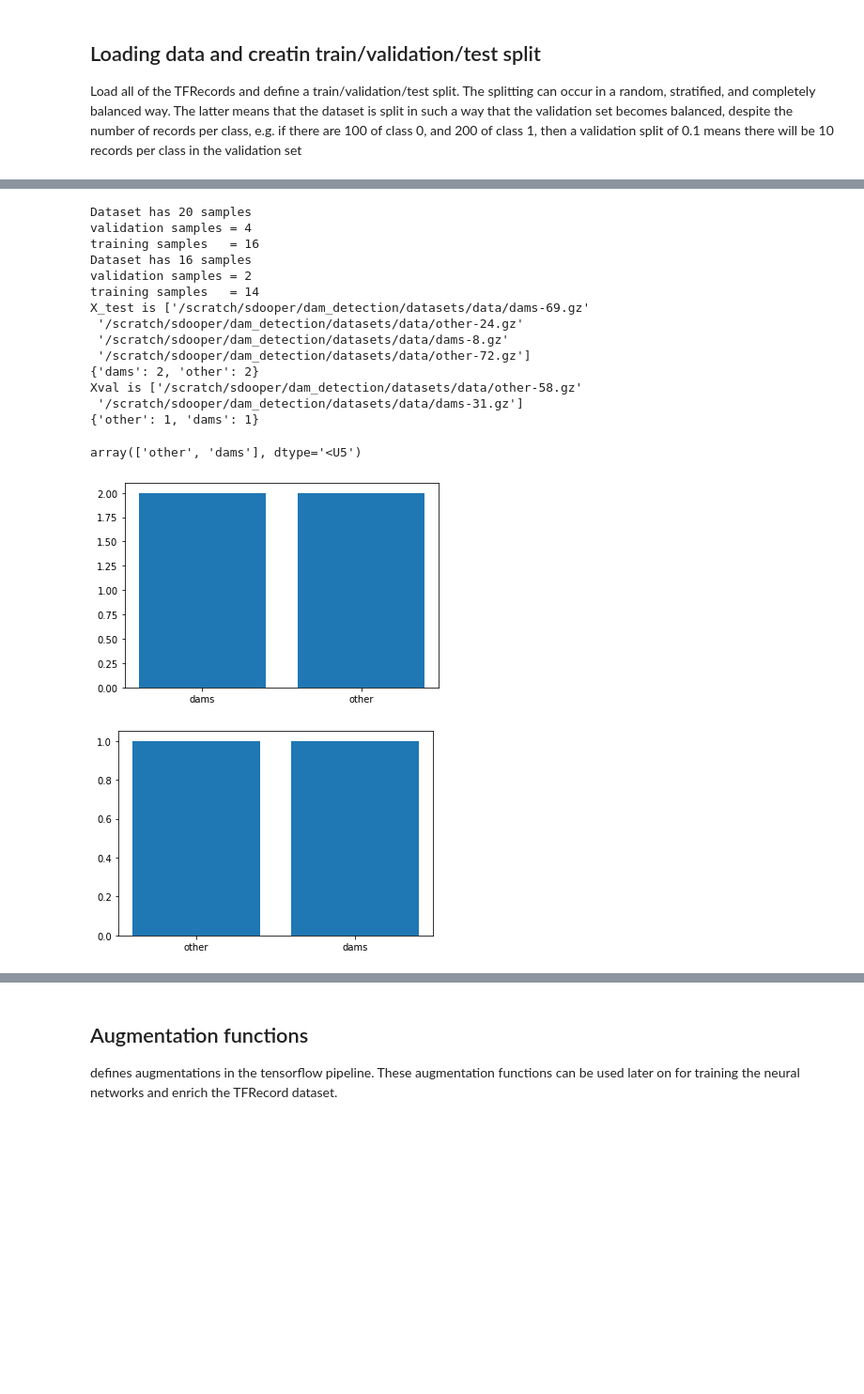
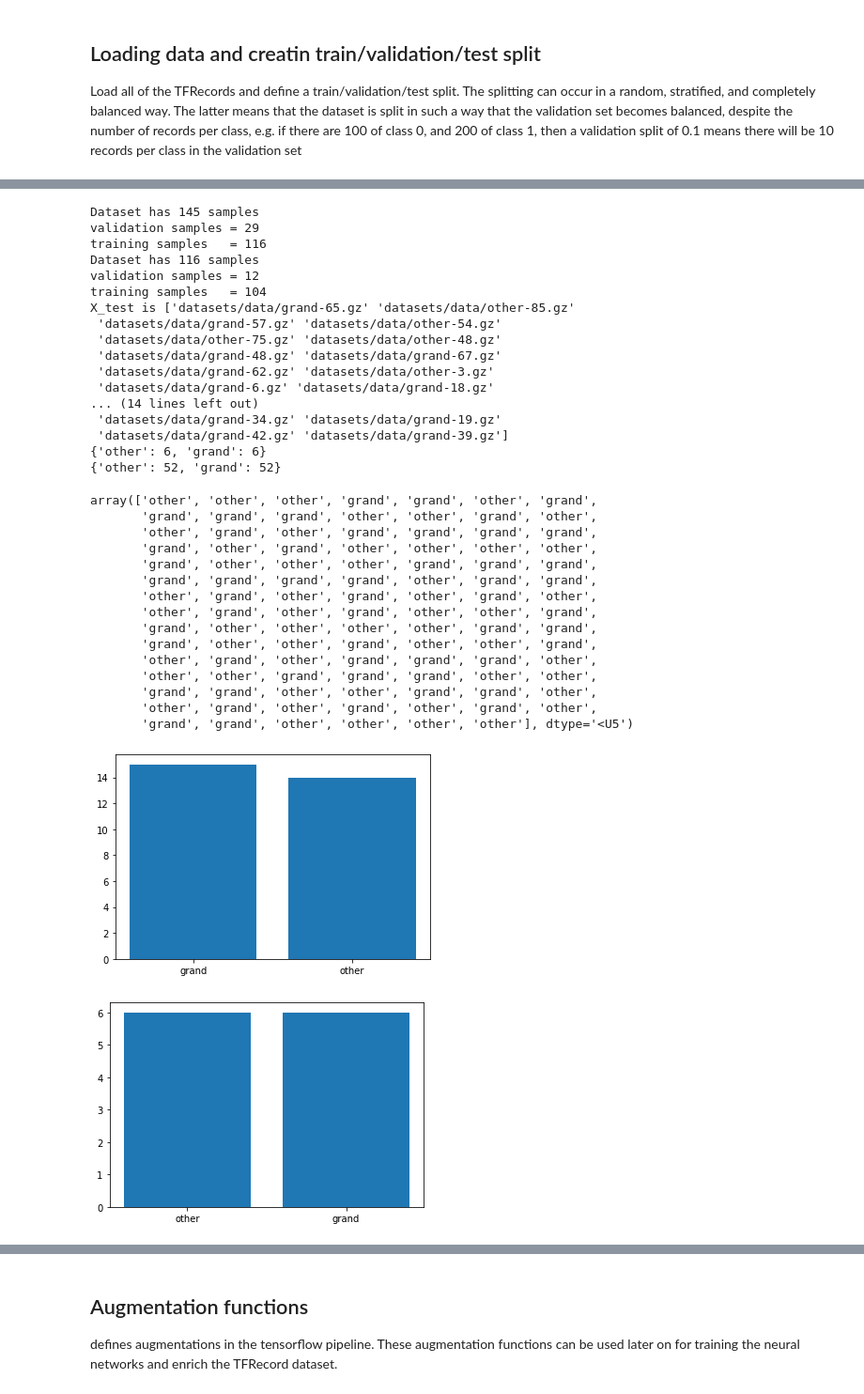
Before and after one commit to stephandooper/dam_detection, a Jupyter notebook: dam_detection.ipynb, the cells around one changed output, grey strips where cells are left out. Shown at 94% size. Saved outputs shown, nothing was run; the diff lists cells and outputs as text; code cells hidden in the pictures; blank space fills up the shorter version.

```diff
--- a/dam_detection.ipynb
+++ b/dam_detection.ipynb
@@ -60,14 +59,14 @@ Load all of the TFRecords and define a train/validation/test split. The splittin
 BRIDGE_SEPARATE_LABEL=False
 
 # tensusers locations
-dams = glob('datasets/data/dams*.gz')[0:10]
+dams = glob('datasets/data/grand*.gz')
 bridges = glob('datasets/data/bridge*.gz')[0:10]
-other = glob('datasets/data/other*.gz')[0:10]
+other = glob('datasets/data/other*.gz')[0:72]
 
 # Scratch locations
-dams = glob('/scratch/sdooper/dam_detection/datasets/data/dams*.gz')[0:10]
-bridges = glob('/scratch/sdooper/dam_detection/datasets/data/bridges*.gz')[0:10]
-other = glob('/scratch/sdooper/dam_detection/datasets/data/other*.gz')[0:10]
+#dams = glob('/scratch/sdooper/dam_detection/datasets/data/dams*.gz')[0:10]
+#bridges = glob('/scratch/sdooper/dam_detection/datasets/data/bridges*.gz')[0:10]
+#other = glob('/scratch/sdooper/dam_detection/datasets/data/other*.gz')[0:10]
 
 print("number of TFRecords in dams:", len(dams))
 print("number of TFRecords in bridges:", len(bridges))
@@ -99,6 +98,6 @@ number of TFRecords combined: 20
 # %%
 def visualize_distribution(data):
-    string_lst = ['dams', 'other', 'bridges']
+    string_lst = ['grand', 'other', 'bridges']
     prog = re.compile(r"(?=("+'|'.join(string_lst)+r"))")
     results = np.array([prog.findall(x) for x in data]).flatten()
 
@@ -174,35 +173,56 @@ def split_training_validation_datasets(x, y, val_percentage=0.3, val_balanced='b
 # %%
 # Train val test split
 # based on 0/1 labels, or 0/1/2 labels
 # DO NOT USE THE TEMPORARY LABELS DEFINED HERE FOR TRAINING/TESTING
 
 # dataset/test split -> unbalanced as a real world example
 temp_data, temp_labels, x_test, y_test, test_idx = split_training_validation_datasets(np.asarray(records), np.array(labels), val_percentage=0.2, val_balanced='stratified')
 x_train, y_train, x_val, y_val, val_idx = split_training_validation_datasets(temp_data, temp_labels, val_percentage =0.1, val_balanced='balanced')
 
 # visualize test distribution
 print("X_test is", x_test)
 visualize_distribution(x_test)
 
 plt.figure()
 # visualize validation distribution
 print("Xval is", x_val)
 visualize_distribution(x_val)
+
+plt.figure()
+
+visualize_distribution(x_train)
 # %% [output]
-Dataset has 20 samples
-validation samples = 4
-training samples   = 16
-Dataset has 16 samples
-validation samples = 2
-training samples   = 14
-X_test is ['/scratch/sdooper/dam_detection/datasets/data/dams-69.gz'
- '/scratch/sdooper/dam_detection/datasets/data/other-24.gz'
- '/scratch/sdooper/dam_detection/datasets/data/dams-8.gz'
- '/scratch/sdooper/dam_detection/datasets/data/other-72.gz']
-{'dams': 2, 'other': 2}
-Xval is ['/scratch/sdooper/dam_detection/datasets/data/other-58.gz'
- '/scratch/sdooper/dam_detection/datasets/data/dams-31.gz']
-{'other': 1, 'dams': 1}
+Dataset has 145 samples
+validation samples = 29
+training samples   = 116
+Dataset has 116 samples
+validation samples = 12
+training samples   = 104
+X_test is ['datasets/data/grand-65.gz' 'datasets/data/other-85.gz'
+ 'datasets/data/grand-57.gz' 'datasets/data/other-54.gz'
+ 'datasets/data/other-75.gz' 'datasets/data/other-48.gz'
+ 'datasets/data/grand-48.gz' 'datasets/data/grand-67.gz'
+ 'datasets/data/grand-62.gz' 'datasets/data/other-3.gz'
+ 'datasets/data/grand-6.gz' 'datasets/data/grand-18.gz'
+... (14 lines left out)
+ 'datasets/data/grand-34.gz' 'datasets/data/grand-19.gz'
+ 'datasets/data/grand-42.gz' 'datasets/data/grand-39.gz']
+{'other': 6, 'grand': 6}
+{'other': 52, 'grand': 52}
-array(['other', 'dams'], dtype='<U5')
+array(['other', 'other', 'other', 'grand', 'grand', 'other', 'grand',
+       'grand', 'grand', 'grand', 'other', 'other', 'grand', 'other',
+       'other', 'grand', 'other', 'grand', 'grand', 'grand', 'grand',
+       'grand', 'other', 'grand', 'other', 'other', 'other', 'other',
+       'grand', 'other', 'other', 'other', 'grand', 'grand', 'grand',
+       'grand', 'grand', 'grand', 'grand', 'other', 'grand', 'grand',
+       'other', 'grand', 'other', 'grand', 'other', 'grand', 'other',
+       'other', 'grand', 'other', 'grand', 'other', 'other', 'grand',
+       'grand', 'other', 'other', 'other', 'other', 'grand', 'grand',
+       'grand', 'other', 'other', 'grand', 'other', 'other', 'grand',
+       'other', 'grand', 'other', 'grand', 'grand', 'grand', 'other',
+       'other', 'other', 'grand', 'grand', 'grand', 'other', 'other',
+       'grand', 'grand', 'other', 'other', 'grand', 'grand', 'other',
+       'other', 'grand', 'other', 'grand', 'other', 'grand', 'other',
+       'grand', 'grand', 'other', 'other', 'other', 'other'], dtype='<U5')
-[figure, old version]
+[figure, new version]
-[figure, old version]
+[figure, new version]
```
Also changed, not shown: parts of 17 cells of this notebook, 12 other files.
